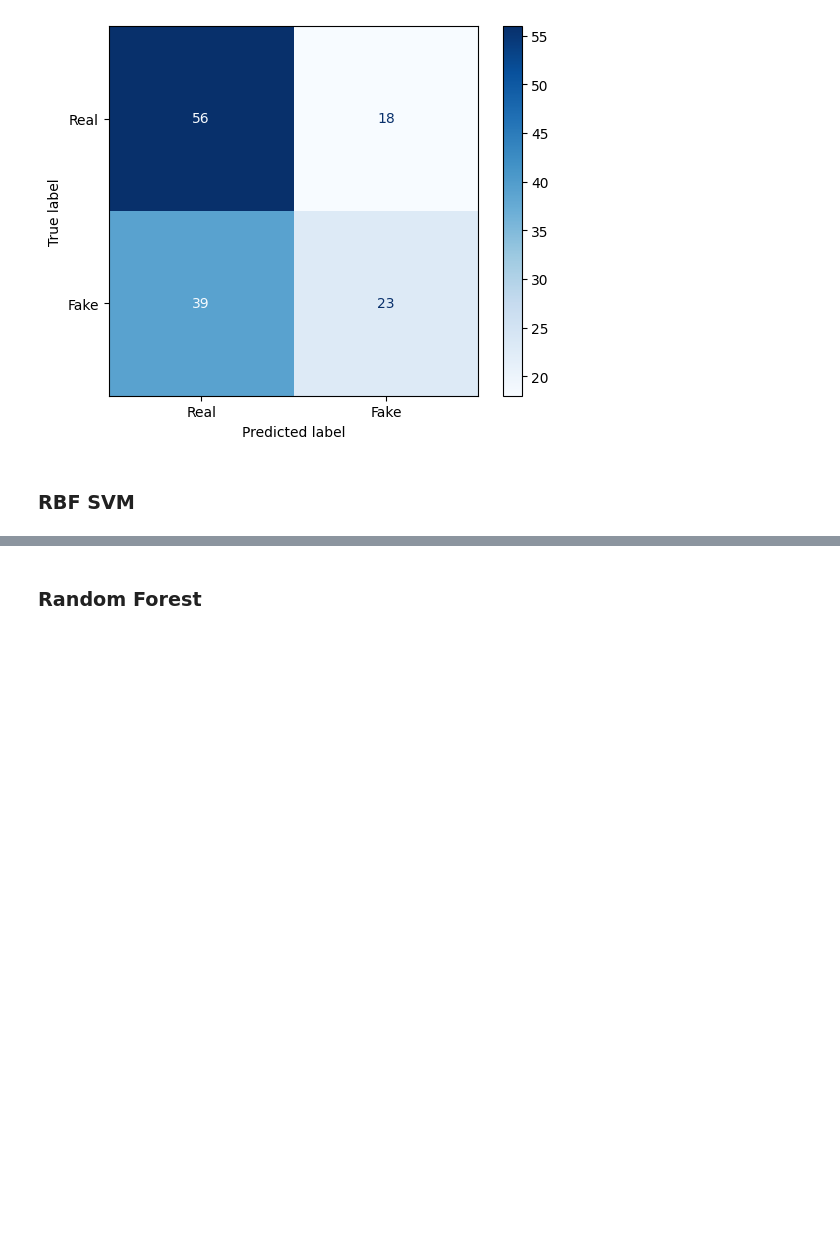
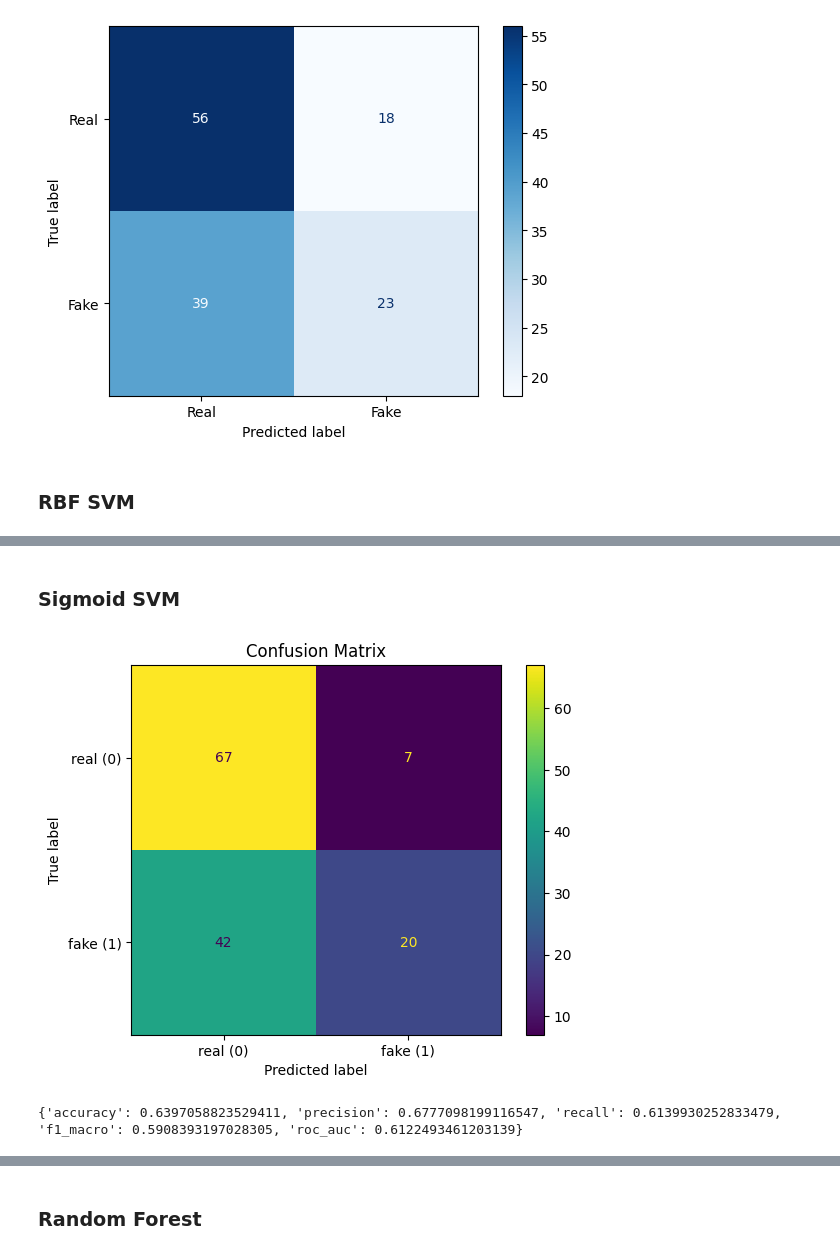
Before and after one commit to g-nazos/audio-deepfake-detection, a Jupyter notebook: notebooks/model_zero_shot_evaluation.ipynb, the cells around one changed output, grey strips where cells are left out. Cells and saved outputs as stored; diff of their text form; code cells hidden in the pictures; blank space fills up the shorter version.

```diff
--- a/notebooks/model_zero_shot_evaluation.ipynb
+++ b/notebooks/model_zero_shot_evaluation.ipynb
@@ -158,0 +168,12 @@ print(metrics)
+# %% [markdown]
+### Sigmoid SVM
+# %%
+best_model_path = os.path.join(FINAL_MODELS_PATH, 'sigmoid_svm','exp_20260207_204305', 'model.joblib')
+model = joblib.load(best_model_path)
+
+elev_test_data_path = os.path.join(ELEVEN_LABS_FEATURES_PATH, "eleven_labs_features_mean_20_128_256_128.parquet")
+metrics, metadata_extra = evaluate_model_on_parquet(model, elev_test_data_path, plots=True)
+print(metrics)
+# %% [output]
+[figure, added]
+{'accuracy': 0.6397058823529411, 'precision': 0.6777098199116547, 'recall': 0.6139930252833479, 'f1_macro': 0.5908393197028305, 'roc_auc': 0.6122493461203139}
```
Also changed, not shown: parts of 12 cells of this notebook.
